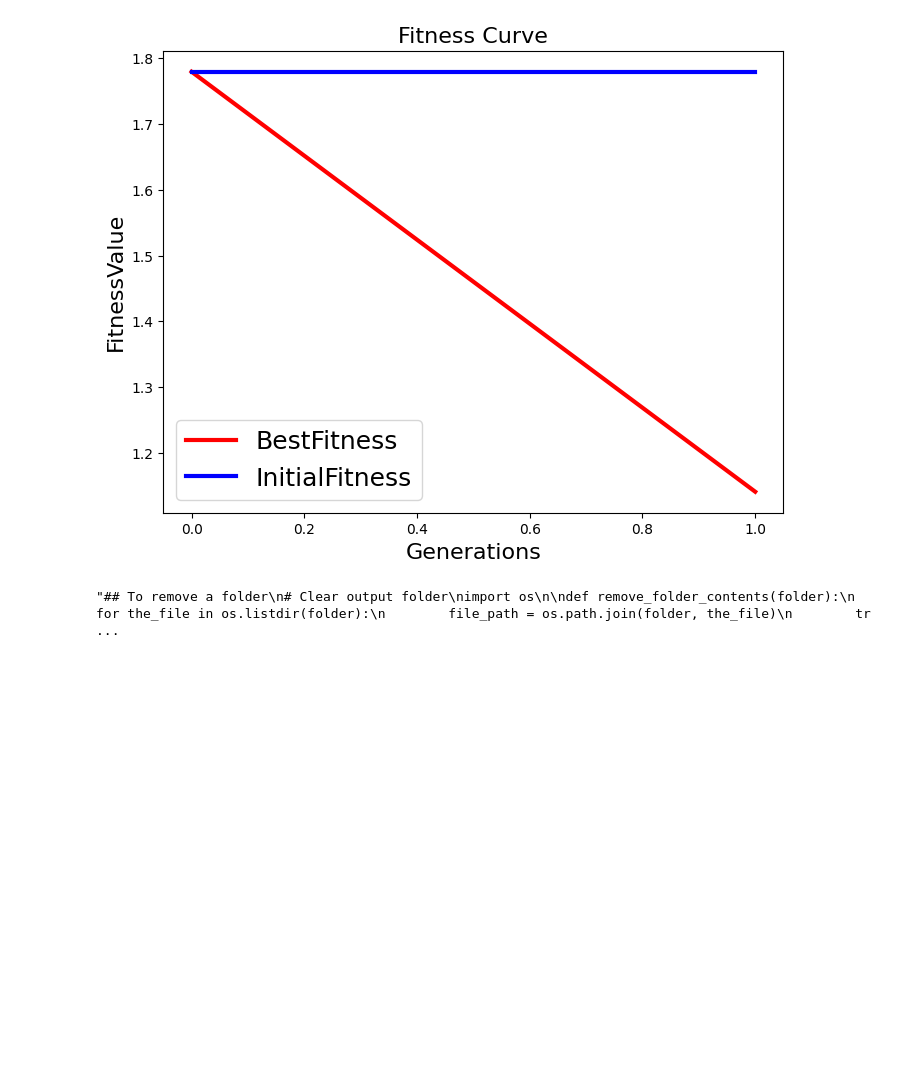
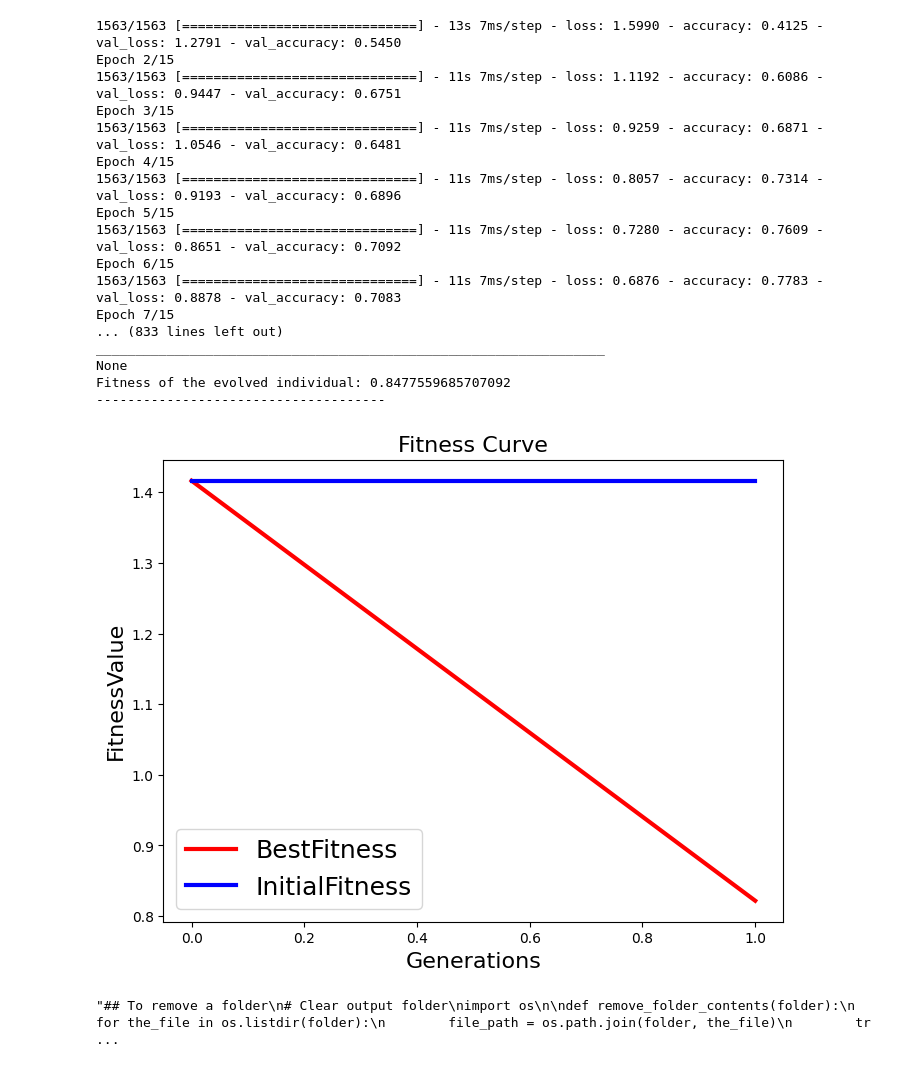
Before and after one commit to DevaSunder/Coding-works, a Jupyter notebook: vgg-1-trail-run.ipynb, the cells around one changed output. Drawn from its saved outputs; the diff is of its cells as text; code cells hidden in the pictures; blank space fills up the shorter version.

```diff
--- a/vgg-1-trail-run.ipynb
+++ b/vgg-1-trail-run.ipynb
@@ -633,4 +829,6 @@ class Dropout:
 # %%
+# MAIN
+
 import tensorflow as tf
 tf.compat.v1.enable_eager_execution()
 import os
@@ -815,7 +1013,7 @@ def main():
         #batch_size = batch_size * strategy.num_replicas_in_sync
         batch_size = 32                       # the number of training examples in one forward/backward pass
         num_classes = 10                        # number of cifar-10 dataset classes
-        epochs = 30                          # number of forward and backward passes of all the training examples
+        epochs =15                  # number of forward and backward passes of all the training examples
 
         '''
             dataset contains the hyper parameters for loading data and the dataset:
@@ -831,9 +1029,9 @@ def main():
         '''
         dataset = load_dataset(batch_size, num_classes, epochs)
 
-        num_population = 6
-        num_generation = 8
-        num_offspring = 5
+        num_population = 10
+        num_generation = 20
+        num_offspring = 4
 
         # plot the best model obtained
         optCNN = genetic_algorithm(num_population, num_generation, num_offspring, dataset)
@@ -852,7 +1050,7 @@ def main():
         optCNN.fitness = history.history['val_loss'][-1]            # fitness
 
         print("\n\n-------------------------------------")
-        print("The initial CNN has been evolved successfully in the individual", optCNN.name)
+        print("The Final CNN has been evolved successfully in the individual", optCNN.name)
         print("-------------------------------------\n")
         daddy = load_network('parent_0')
         model = tf.keras.models.load_model('parent_0.h5')
@@ -927,4 +1162,21 @@ Fitness of the evolved individual: 1.0412864685058594
+1563/1563 [==============================] - 13s 7ms/step - loss: 1.5990 - accuracy: 0.4125 - val_loss: 1.2791 - val_accuracy: 0.5450
+Epoch 2/15
+1563/1563 [==============================] - 11s 7ms/step - loss: 1.1192 - accuracy: 0.6086 - val_loss: 0.9447 - val_accuracy: 0.6751
+Epoch 3/15
+1563/1563 [==============================] - 11s 7ms/step - loss: 0.9259 - accuracy: 0.6871 - val_loss: 1.0546 - val_accuracy: 0.6481
+Epoch 4/15
+1563/1563 [==============================] - 11s 7ms/step - loss: 0.8057 - accuracy: 0.7314 - val_loss: 0.9193 - val_accuracy: 0.6896
+Epoch 5/15
+1563/1563 [==============================] - 11s 7ms/step - loss: 0.7280 - accuracy: 0.7609 - val_loss: 0.8651 - val_accuracy: 0.7092
+Epoch 6/15
+1563/1563 [==============================] - 11s 7ms/step - loss: 0.6876 - accuracy: 0.7783 - val_loss: 0.8878 - val_accuracy: 0.7083
+Epoch 7/15
+... (833 lines left out)
+_________________________________________________________________
+None
+Fitness of the evolved individual: 0.8477559685707092
+-------------------------------------
-[figure, old version]
+[figure, new version]
 # %%
 """## To remove a folder
 # Clear output folder
```
Also changed, not shown: parts of 5 cells of this notebook.
